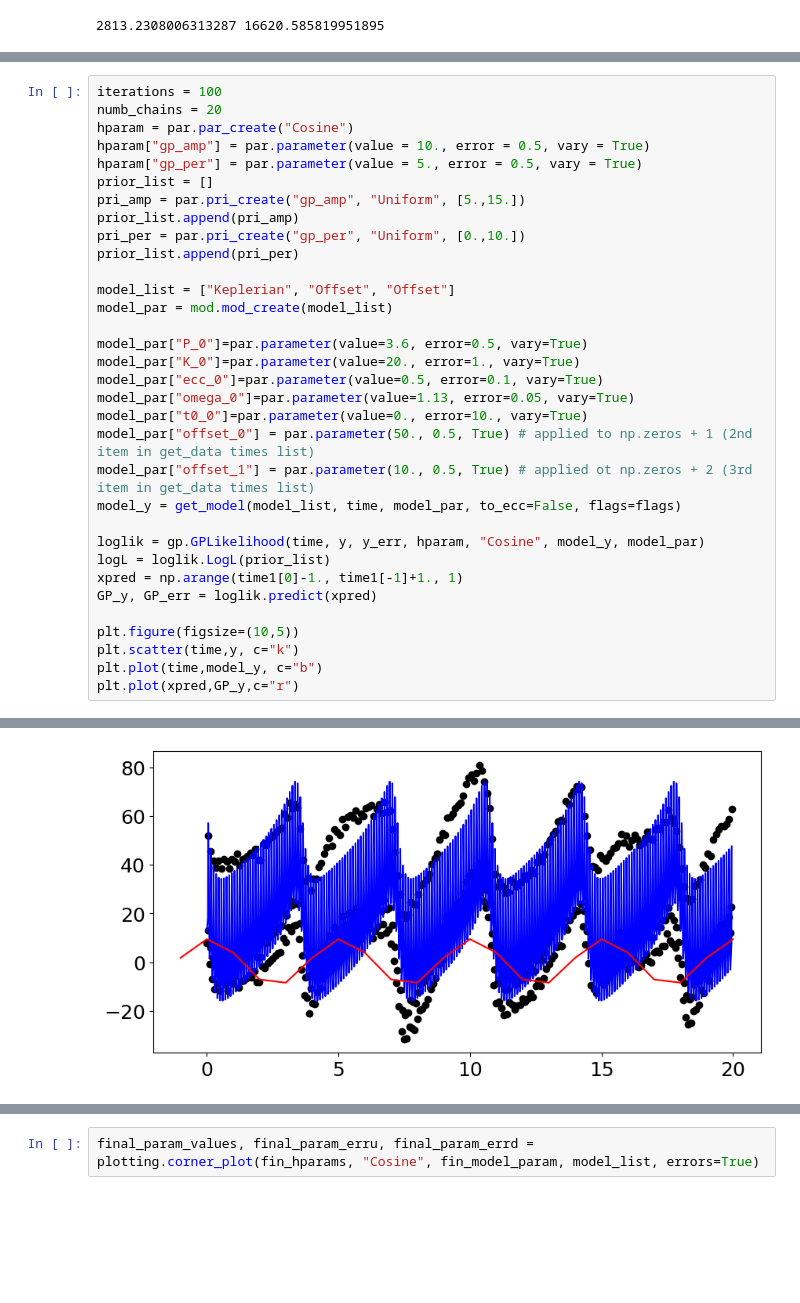
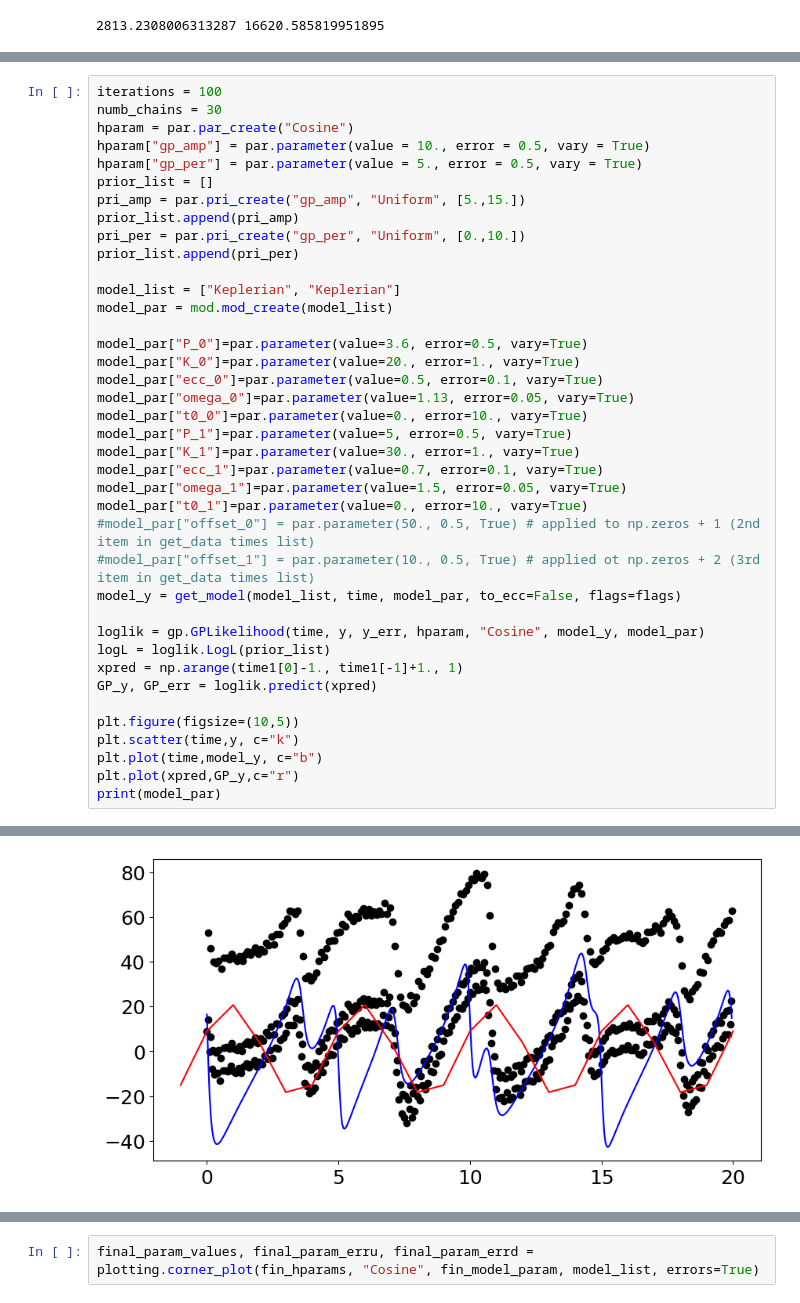
Before and after one commit to frescigno/magpy_rv, a Jupyter notebook: new_test_launcher.ipynb, the cells around one changed output, grey strips where cells are left out. Cells and saved outputs as stored; diff of their text form; blank space fills up the shorter version.

```diff
--- a/new_test_launcher.ipynb
+++ b/new_test_launcher.ipynb
@@ -143,6 +143,6 @@ nu = 2. * np.arctan(np.sqrt((1.+ecc)/(1.-ecc)) * np.tan(E/2.))
 # %%
 iterations = 100
-numb_chains = 20
+numb_chains = 30
 hparam = par.par_create("Cosine")
 hparam["gp_amp"] = par.parameter(value = 10., error = 0.5, vary = True)
 hparam["gp_per"] = par.parameter(value = 5., error = 0.5, vary = True)
@@ -152,7 +152,7 @@ prior_list.append(pri_amp)
 pri_per = par.pri_create("gp_per", "Uniform", [0.,10.])
 prior_list.append(pri_per)
 
-model_list = ["Keplerian", "Offset", "Offset"]
+model_list = ["Keplerian", "Keplerian"]
 model_par = mod.mod_create(model_list)
 
 model_par["P_0"]=par.parameter(value=3.6, error=0.5, vary=True)
@@ -160,8 +160,13 @@ model_par["K_0"]=par.parameter(value=20., error=1., vary=True)
 model_par["ecc_0"]=par.parameter(value=0.5, error=0.1, vary=True)
 model_par["omega_0"]=par.parameter(value=1.13, error=0.05, vary=True)
 model_par["t0_0"]=par.parameter(value=0., error=10., vary=True)
-model_par["offset_0"] = par.parameter(50., 0.5, True) # applied to np.zeros + 1 (2nd item in get_data times list)
-model_par["offset_1"] = par.parameter(10., 0.5, True) # applied ot np.zeros + 2 (3rd item in get_data times list)
+model_par["P_1"]=par.parameter(value=5, error=0.5, vary=True)
+model_par["K_1"]=par.parameter(value=30., error=1., vary=True)
+model_par["ecc_1"]=par.parameter(value=0.7, error=0.1, vary=True)
+model_par["omega_1"]=par.parameter(value=1.5, error=0.05, vary=True)
+model_par["t0_1"]=par.parameter(value=0., error=10., vary=True)
+#model_par["offset_0"] = par.parameter(50., 0.5, True) # applied to np.zeros + 1 (2nd item in get_data times list)
+#model_par["offset_1"] = par.parameter(10., 0.5, True) # applied ot np.zeros + 2 (3rd item in get_data times list)
 model_y = get_model(model_list, time, model_par, to_ecc=False, flags=flags)
 
 loglik = gp.GPLikelihood(time, y, y_err, hparam, "Cosine", model_y, model_par)
@@ -173,4 +178,5 @@ plt.figure(figsize=(10,5))
 plt.scatter(time,y, c="k")
 plt.plot(time,model_y, c="b")
 plt.plot(xpred,GP_y,c="r")
+print(model_par)
 # %% [output]
@@ -178,2 +194,2 @@ plt.plot(xpred,GP_y,c="r")
-[figure, old version]
+[figure, new version]
 # %%
```
Also changed, not shown: parts of 4 cells of this notebook, 1 other file.
